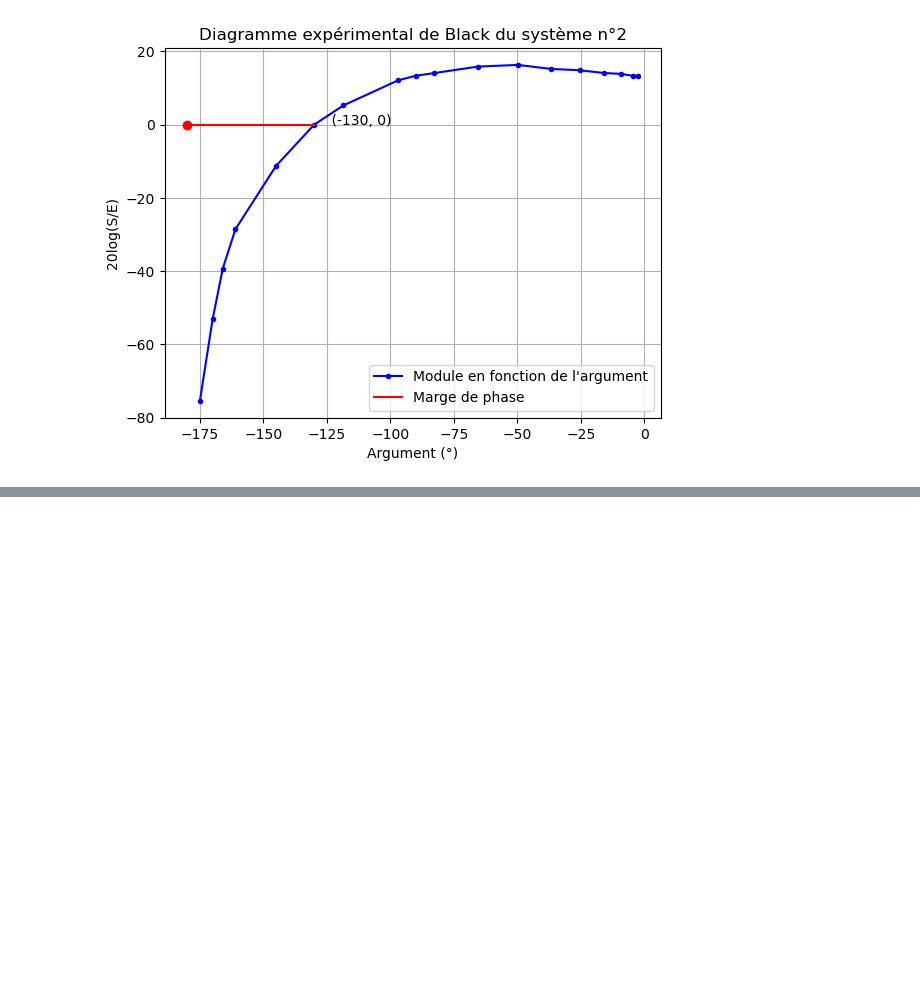
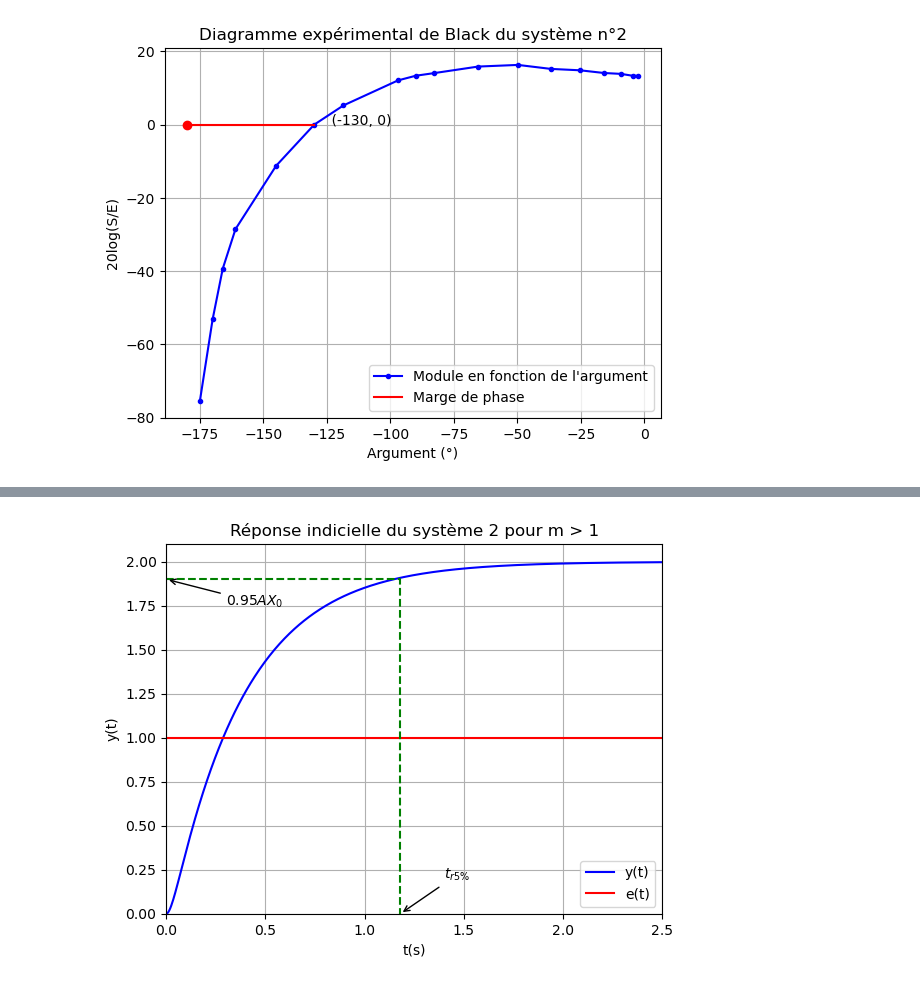
Before and after one commit to Odin688/Automatique, a Jupyter notebook: diagrammes.ipynb, the cells around one changed output, grey strips where cells are left out. Saved outputs shown, nothing was run; the diff lists cells and outputs as text; code cells hidden in the pictures; blank space fills up the shorter version.

```diff
--- a/diagrammes.ipynb
+++ b/diagrammes.ipynb
@@ -79,0 +82,41 @@ rep_indic()
+# %%
+def y2(t,m):
+    A = 2
+    X0 = 1
+    w0 = 10
+    p1 = w0*(-m+np.sqrt(m**2-1))
+    p2 = w0*(-m-np.sqrt(m**2-1))
+    A1 = w0**2/(p1*(p1-p2))
+    A2 = w0**2/(p2*(p2-p1))
+    return A*X0*(1 + A1*np.exp(t*p1) + A2*exp(t*p2))
+
+def rep_indic2(m):
+    abscisse = np.linspace(0,5,1000)
+    ordonnee = np.zeros(1000)
+    for k in range(1000):
+        ordonnee[k] = y2(abscisse[k],m)
+    plt.plot(abscisse,ordonnee,'b', label = 'y(t)')
+    plt.grid()
+    plt.xlabel('t(s)')
+    plt.ylabel('y(t)')
+    plt.xlim(0,2.5)
+    plt.ylim(0,2.1)
+    x2 = np.ones(1000)
+    plt.plot(abscisse,x2, 'r',label = 'e(t)')
+    plt.title('Réponse indicielle du système 2 pour m > 1')
+    x3 = [0,1.18,1.18]
+    y3 = [1.9,1.9,0]
+    plt.plot(x3,y3,'g--')
+    plt.legend()
+    plt.annotate(r"$t_{r5\%}$", xy=(1.18,0),
+    xytext=(1.4,0.2),
+    arrowprops=dict(facecolor='black',
+    arrowstyle='->'))
+    plt.annotate(r"$0.95AX_0$", xy=(0,1.9),
+    xytext=(0.3,1.75),
+    arrowprops=dict(facecolor='black',
+    arrowstyle='->'))
+
+rep_indic2(2)
+# %% [output]
+[figure, added]
```
Also changed, not shown: parts of 3 cells of this notebook, 28 other files.
